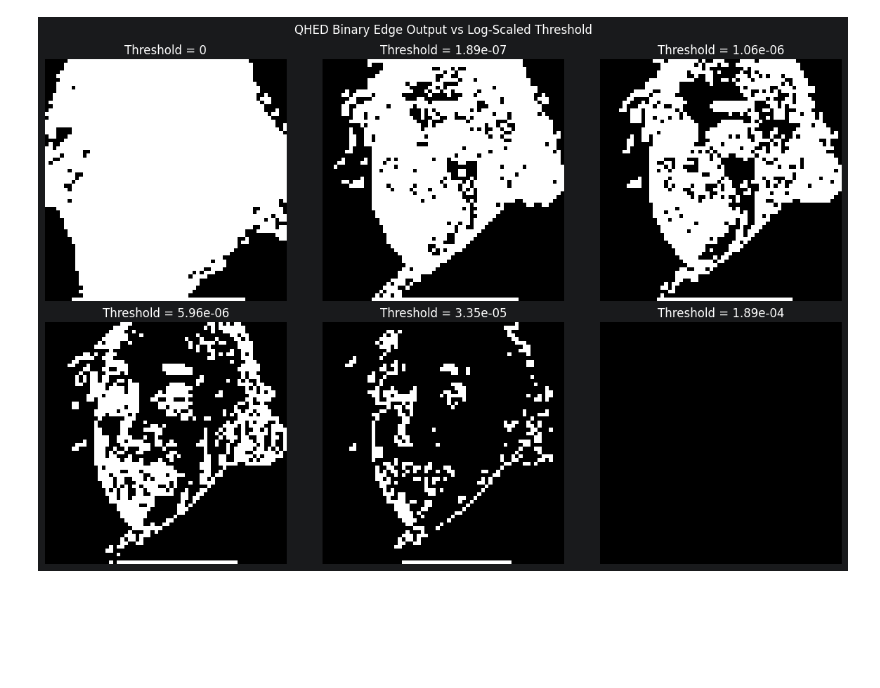
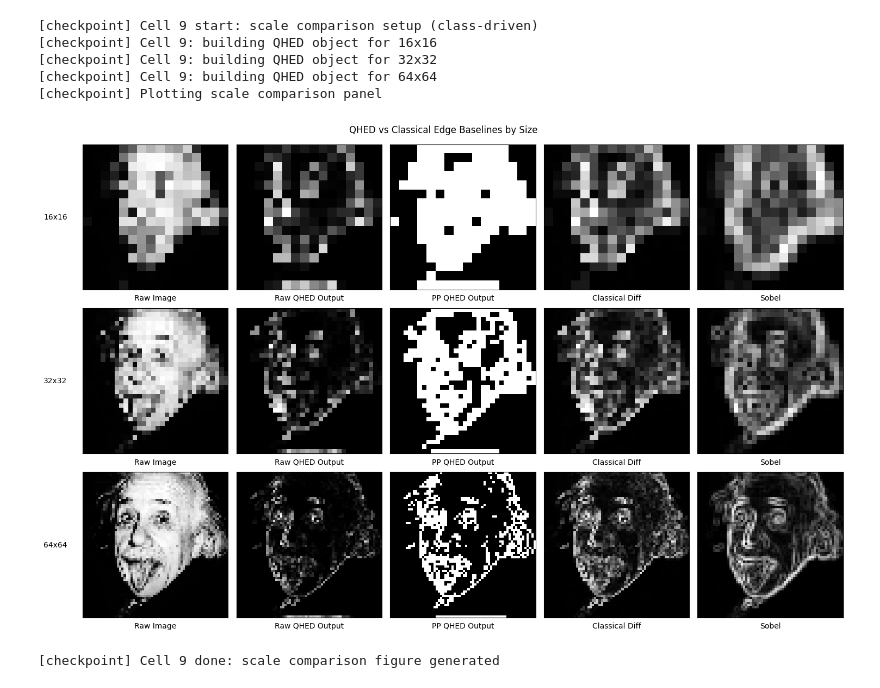
Before and after one commit to jjdcorke/Quantum-Edge-Detection---QIC890, a Jupyter notebook: QHED.ipynb, the cells around one changed output. Saved outputs shown, nothing was run; the diff lists cells and outputs as text; code cells hidden in the pictures; blank space fills up the shorter version.

```diff
--- a/QHED.ipynb
+++ b/QHED.ipynb
@@ -209,7 +276,39 @@ plot_size_comparison(records)
 # %%
-# take the last qhed object (64x64) and plot a threshold sweep to show how the binary edge output changes with threshold.
-qhed_64 = records[-1]["qhed_obj"]
-thresholds = make_thresholds(qhed_64, n=6)
-plot_threshold_sweep(qhed_64, thresholds)
+einstein_gray = load_einstein_gray("einstein.png")
+
+scale_sizes = [16, 32, 64]
+scale_records = []
+
+for size in scale_sizes:
+    print(f"[checkpoint] Cell 9: building QHED object for {size}x{size}")
+    resized = resize_nearest(einstein_gray, size, size)
+    qhed_obj = QHED(resized, measure=False, display=False, edge_threshold=1e-5)
+
+    # Use class outputs for QHED maps.
+    qhed_grad = combined_gradient_map(qhed_obj)
+    qhed_edges = combined_edges_for_threshold(qhed_obj, threshold=1e-5)
+
+    # Classical baselines for comparison only.
+    classical_diff_grad = finite_difference_gradient_map(resized)
+    sobel_grad = sobel_gradient_map(resized)
+
+    scale_records.append({
+        "size": size,
+        "image": resized,
+        "qhed": qhed_obj,
+        "combined_edges": qhed_edges,
+        "qhed_gradient": qhed_grad,
+        "classical_diff_gradient": classical_diff_grad,
+        "sobel_gradient": sobel_grad,
+    })
+
+plot_scale_comparison_panel(scale_records)
+print("[checkpoint] Cell 9 done: scale comparison figure generated")
 # %% [output]
+[checkpoint] Cell 9 start: scale comparison setup (class-driven)
+[checkpoint] Cell 9: building QHED object for 16x16
+[checkpoint] Cell 9: building QHED object for 32x32
+[checkpoint] Cell 9: building QHED object for 64x64
+[checkpoint] Plotting scale comparison panel
-[figure, old version]
+[figure, new version]
+[checkpoint] Cell 9 done: scale comparison figure generated
```
Also changed, not shown: parts of 11 cells of this notebook.
